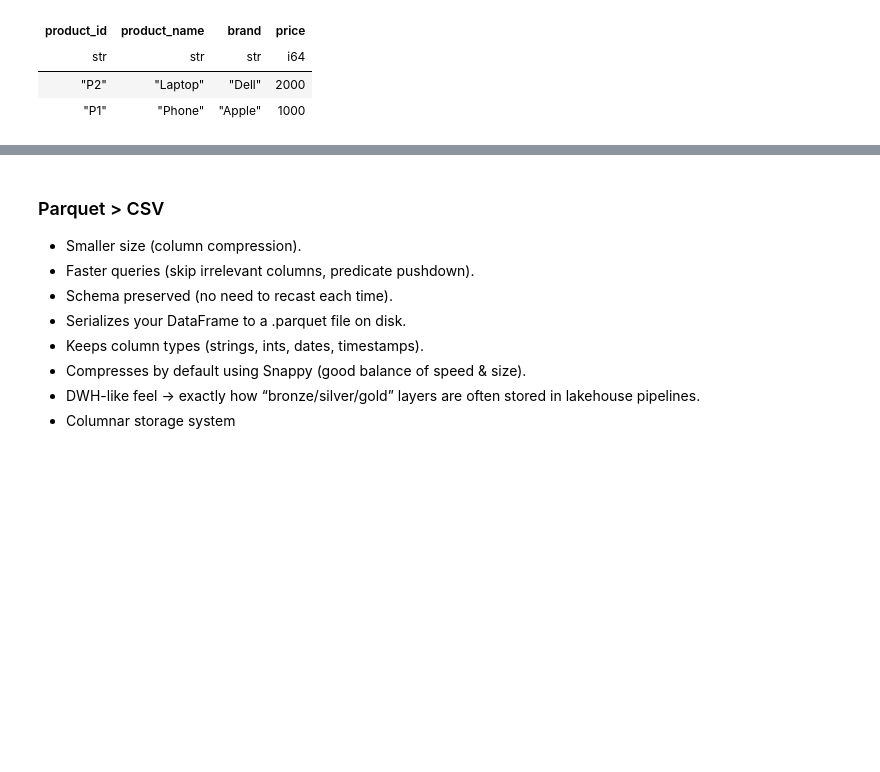
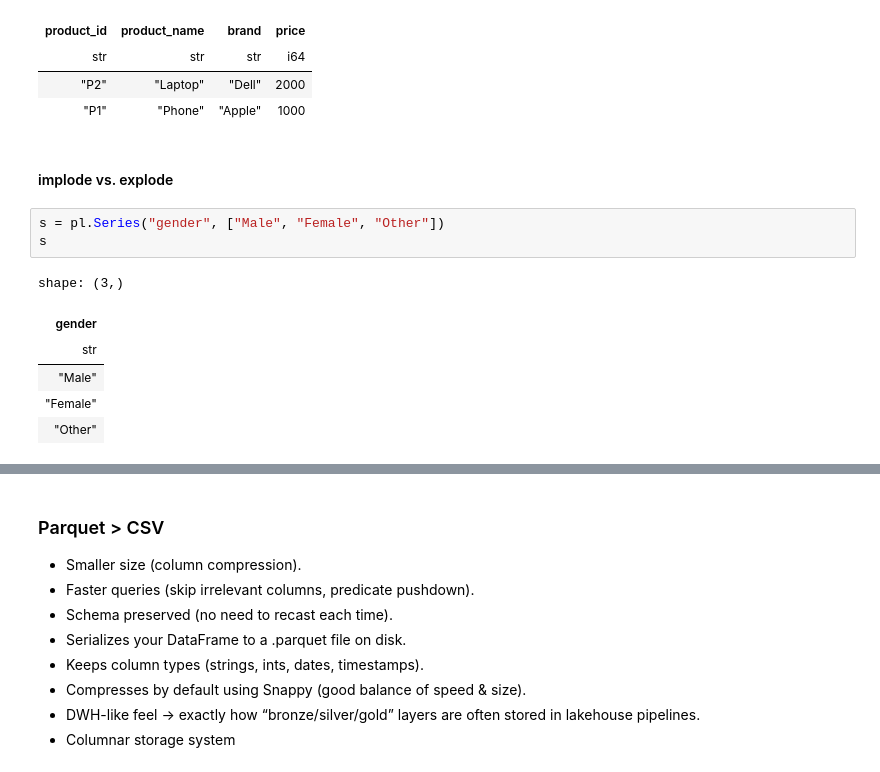
Before and after one commit to sapna-choudhary-1/Data-Engineering-Training, a Jupyter notebook: Polars/1. basics.ipynb, the cells around one changed output, grey strips where cells are left out. Saved outputs shown, nothing was run; the diff lists cells and outputs as text; blank space fills up the shorter version.

```diff
--- a/Polars/1. basics.ipynb
+++ b/Polars/1. basics.ipynb
@@ -358,3 +358,15 @@ shape: (2, 4)
 | str | str | str | i64 |
 | "P2" | "Laptop" | "Dell" | 2000 |
 | "P1" | "Phone" | "Apple" | 1000 |
+# %% [markdown]
+#### implode vs. explode
+# %%
+s = pl.Series("gender", ["Male", "Female", "Other"])
+s
+# %% [output]
+shape: (3,)
+| gender |
+| str |
+| "Male" |
+| "Female" |
+| "Other" |
```
Also changed, not shown: parts of 3 cells of this notebook, 12 other files.
